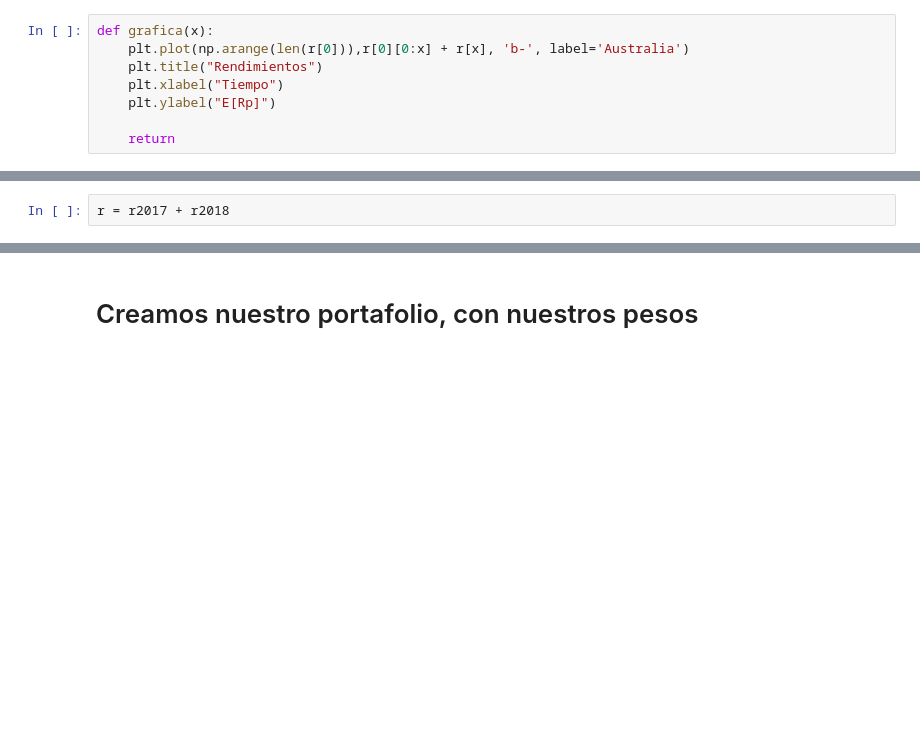
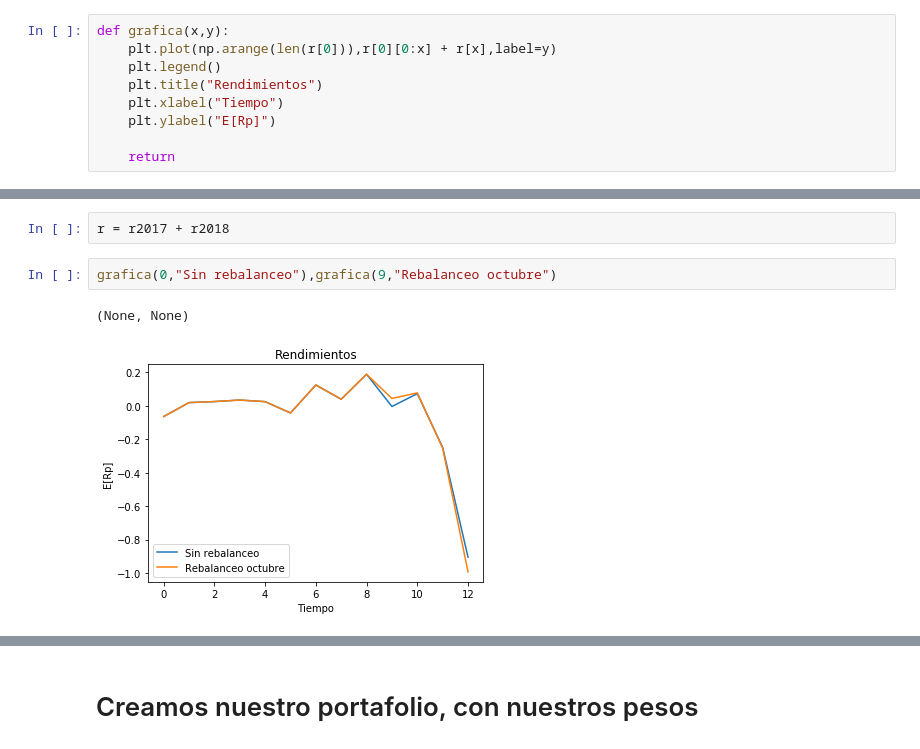
Before and after one commit to luisontaneda/DVY, a Jupyter notebook: Laboratorio 1.ipynb, the cells around one changed output, grey strips where cells are left out. Cells and saved outputs as stored; diff of their text form; blank space fills up the shorter version.

```diff
--- a/Laboratorio 1.ipynb
+++ b/Laboratorio 1.ipynb
@@ -117,8 +115,9 @@ def rendxpeso(mediaxmes,tw):
           for i in range(len(mediaxmes[j]))] for j in range(len(mediaxmes))]
     return x
 # %%
-def grafica(x):
-    plt.plot(np.arange(len(r[0])),r[0][0:x] + r[x], 'b-', label='Australia')
+def grafica(x,y):
+    plt.plot(np.arange(len(r[0])),r[0][0:x] + r[x],label=y)
+    plt.legend()
     plt.title("Rendimientos")
     plt.xlabel("Tiempo")
     plt.ylabel("E[Rp]")
@@ -161,4 +160,9 @@ r2017 = rendxpeso(mediaxmes2017,tw2017)
 r2018 = rendxpeso(mediaxmes2018,tw2018)
 # %%
 r = r2017 + r2018
+# %%
+grafica(0,"Sin rebalanceo"),grafica(9,"Rebalanceo octubre")
+# %% [output]
+(None, None)
+[figure, added]
 # %%
```
Also changed, not shown: parts of 8 cells of this notebook.
